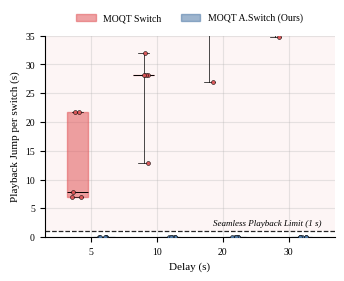
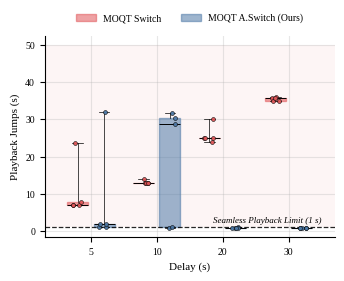
Code edit (unified diff) that turned the first committed figure into the second:
--- before
+++ after
@@ -12,5 +12,5 @@
 
 # Shaded "discontinuity zone" above 1 GOP (drawn first so dots/boxes overlay it).
-ax.axhspan(GOP_DURATION_S, 100, facecolor=COL_NAIVE, alpha=0.06, zorder=0)
+ax.axhspan(GOP_DURATION_S, 50, facecolor=COL_NAIVE, alpha=0.06, zorder=0)
 
 bp_n = ax.boxplot(
@@ -48,9 +48,8 @@
                edgecolor="black", linewidth=0.4, zorder=3, alpha=0.95)
 
-ax.set_ylim(0, 35)
 ax.set_xticks(range(len(offsets)))
 ax.set_xticklabels([f"{o}" for o in offsets])
 ax.set_xlabel("Delay (s)")
-ax.set_ylabel("Playback Jump per switch (s)")
+ax.set_ylabel("Playback Jumps (s)")
 
 ax.axhline(GOP_DURATION_S, color="black", linestyle="--", linewidth=0.9, alpha=0.85)

Commit: chore(paper): align Fig 5 / _data.py with 7-config ABR sweep